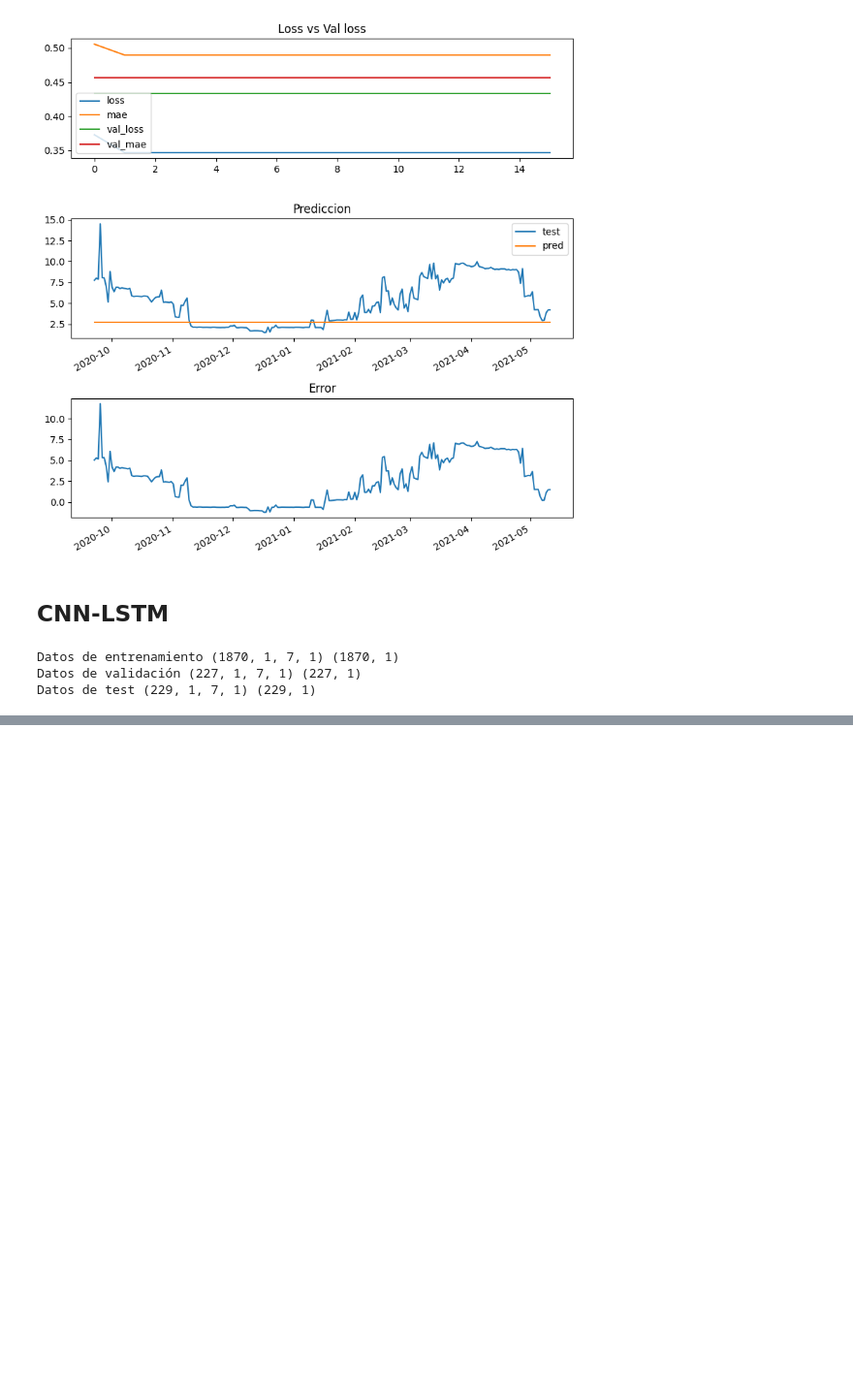
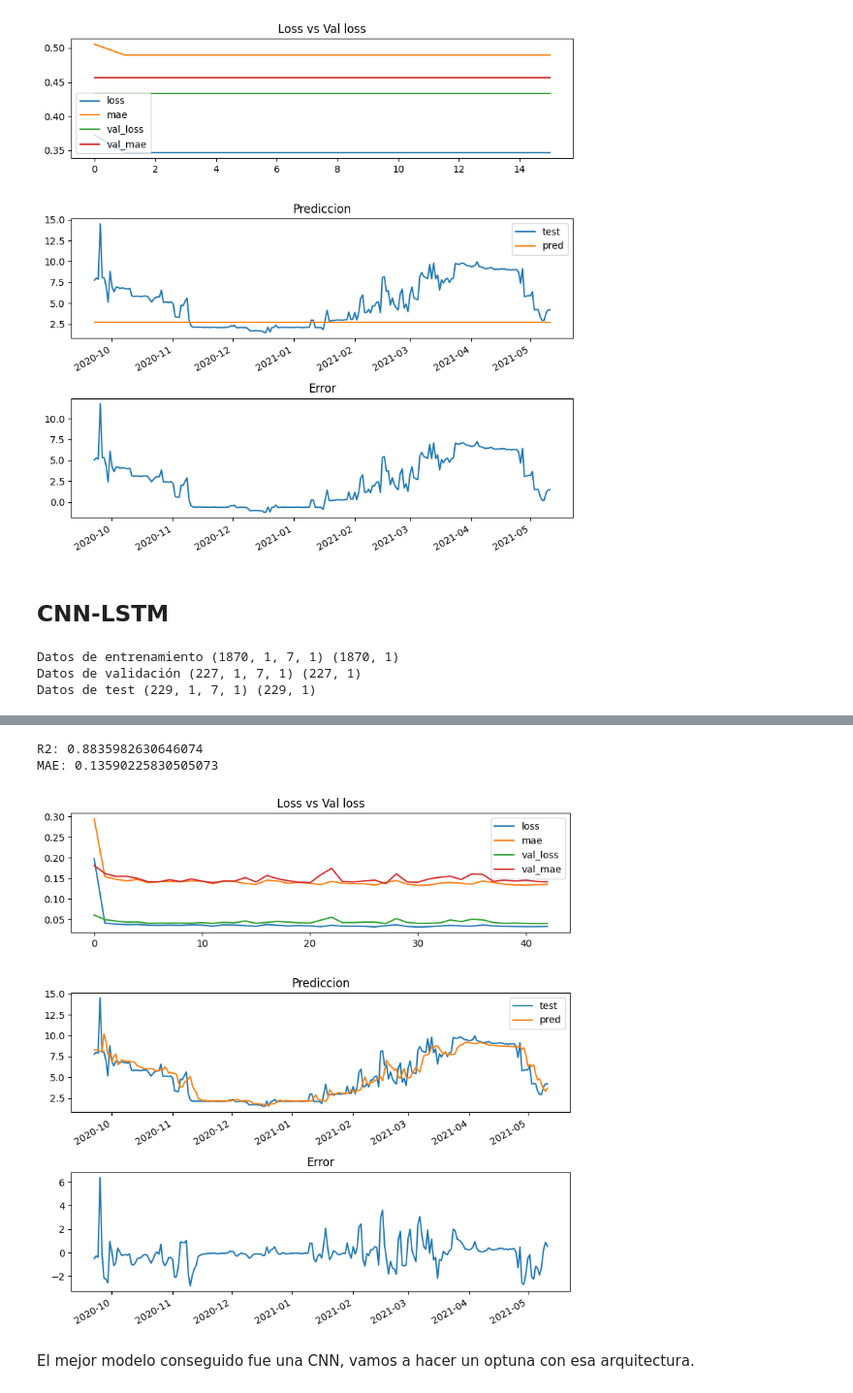
Before and after one commit to paucardenasg/Proyecto_MNLP, a Jupyter notebook: Proyecto_Final.ipynb, the cells around one changed output, grey strips where cells are left out. Shown at 97% size. Saved outputs shown, nothing was run; the diff lists cells and outputs as text; code cells hidden in the pictures; blank space fills up the shorter version.

```diff
--- a/Proyecto_Final.ipynb
+++ b/Proyecto_Final.ipynb
@@ -459,0 +472,15 @@ MAE: 0.13290261679578821
+# %%
+blocks = 1
+filters = 256
+dropout_rate = 0.2
+units_lstm = 100
+
+model_cnn_lstm_3 = obj.cnn_lstm_builder(blocks=blocks, filters=filters, units_lstm=units_lstm,  X_train=X_train, X_val=X_val,
+                                             X_test=X_test, y_train=y_train, y_val=y_val, y_test=y_test, plot=True,
+                                             dropout=dropout_rate, log=True)
+# %% [output]
+R2: 0.8835982630646074
+MAE: 0.13590225830505073
+[figure, added]
+# %% [markdown]
+El mejor modelo conseguido fue una CNN, vamos a hacer un optuna con esa arquitectura.
```
Also changed, not shown: parts of 7 cells of this notebook.
